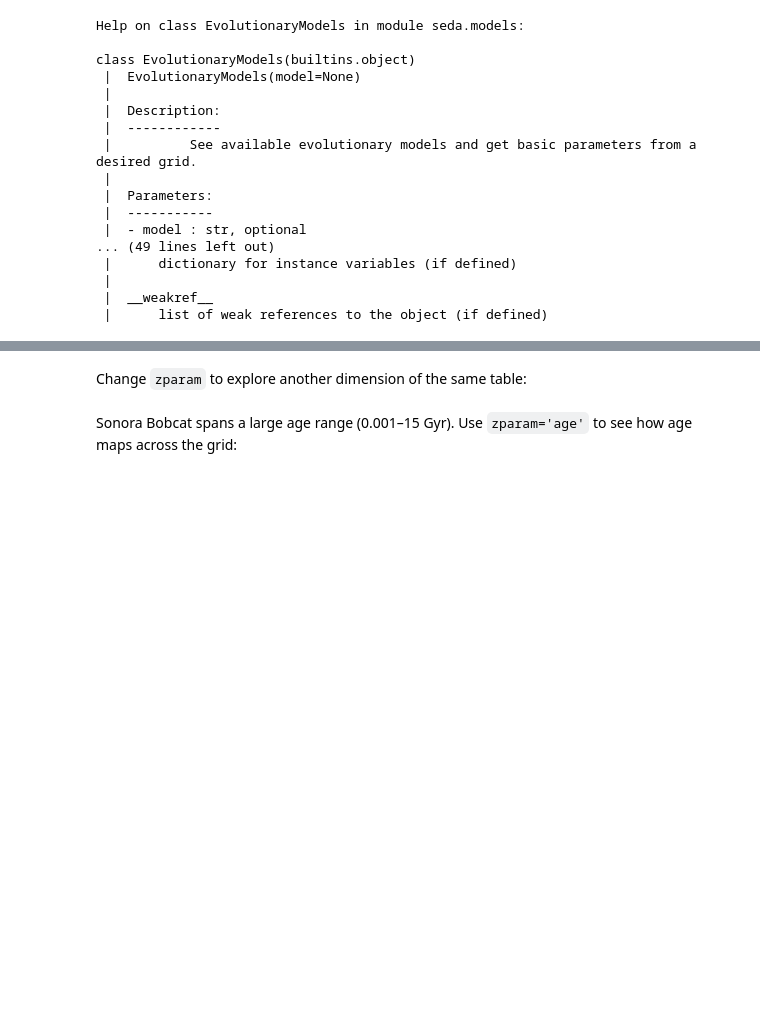
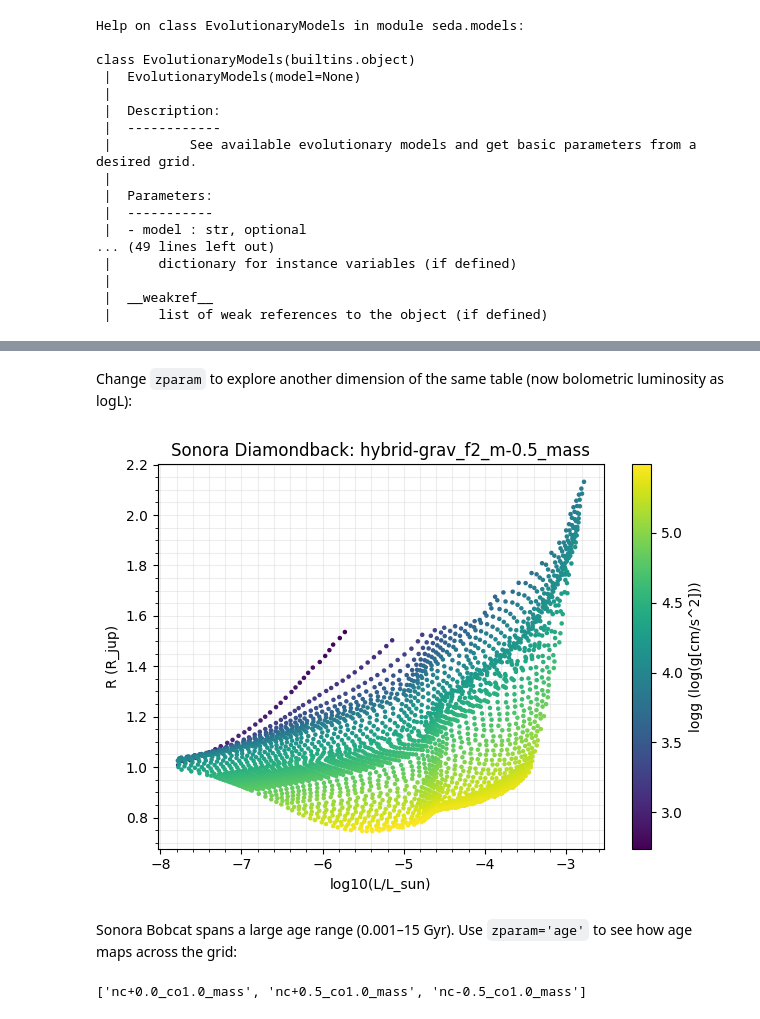
Before and after one commit to suarezgenaro/seda, a Jupyter notebook: docs/notebooks/tutorial_evolutionary_models_examination.ipynb, the cells around one changed output, grey strips where cells are left out. Saved outputs shown, nothing was run; the diff lists cells and outputs as text; code cells hidden in the pictures; blank space fills up the shorter version.

```diff
--- a/docs/notebooks/tutorial_evolutionary_models_examination.ipynb
+++ b/docs/notebooks/tutorial_evolutionary_models_examination.ipynb
@@ -74,22 +82,0 @@ Check the bundled evolutionary tables along with the coverage of their columns:
-# %%
-filename = 'hybrid-grav_f2_m-0.5_mass' # bundled table for Sonora Diamondback
-
-print('Bundled tables:')
-print(seda.models.EvolutionaryModels(model).available_tables)
-
-grid = seda.models.read_evolutionary_model(filename=filename, model=model)
-
-# grid['logL'] is log10(L/L_sun); convert to linear Lbol in L_sun for display
-Lbol = 10.0 ** grid['logL']
-
-coverage = {
-    'logL': [grid['logL'].min(), grid['logL'].max()],  # log10(L/L_sun)
-    'Lbol': [Lbol.min(), Lbol.max()],                    # linear L_sun
-    'R': [grid['radius'].min(), grid['radius'].max()],  # R_jup
-}
-for col in grid:
-    if col in ('logL', 'radius'):
-        continue
-    coverage[col] = [grid[col].min(), grid[col].max()]
-
-coverage
@@ -126,19 +116,27 @@ fig, ax = seda.plots.plot_evolutionary_coverage(
 # %% [markdown]
-Change ``zparam`` to explore another dimension of the same table:
+Change `zparam` to explore another dimension of the same table (now bolometric luminosity as logL):
 # %%
+xparam = 'logL'
+yparam = 'R'
 zparam = 'logg'
 
 fig, ax = seda.plots.plot_evolutionary_coverage(
     model=model,
     filename=filename,
     xparam=xparam,
     yparam=yparam,
     zparam=zparam,
     xlog=False, #no log-scale
     save=False,
 )
+# %% [output]
+[figure, added]
 # %% [markdown]
-Sonora Bobcat spans a large age range (0.001–15 Gyr). Use ``zparam='age'`` to see how age maps across the grid:
+Sonora Bobcat spans a large age range (0.001–15 Gyr). Use `zparam='age'` to see how age maps across the grid:
+# %%
+print(seda.models.EvolutionaryModels(model).available_tables)
+# %% [output]
+['nc+0.0_co1.0_mass', 'nc+0.5_co1.0_mass', 'nc-0.5_co1.0_mass']
 # %%
 model = 'Sonora_Bobcat'
 filename = 'nc+0.0_co1.0_mass'  # cloud-free evolution at solar metallicity
```
Also changed, not shown: parts of 22 cells of this notebook.
